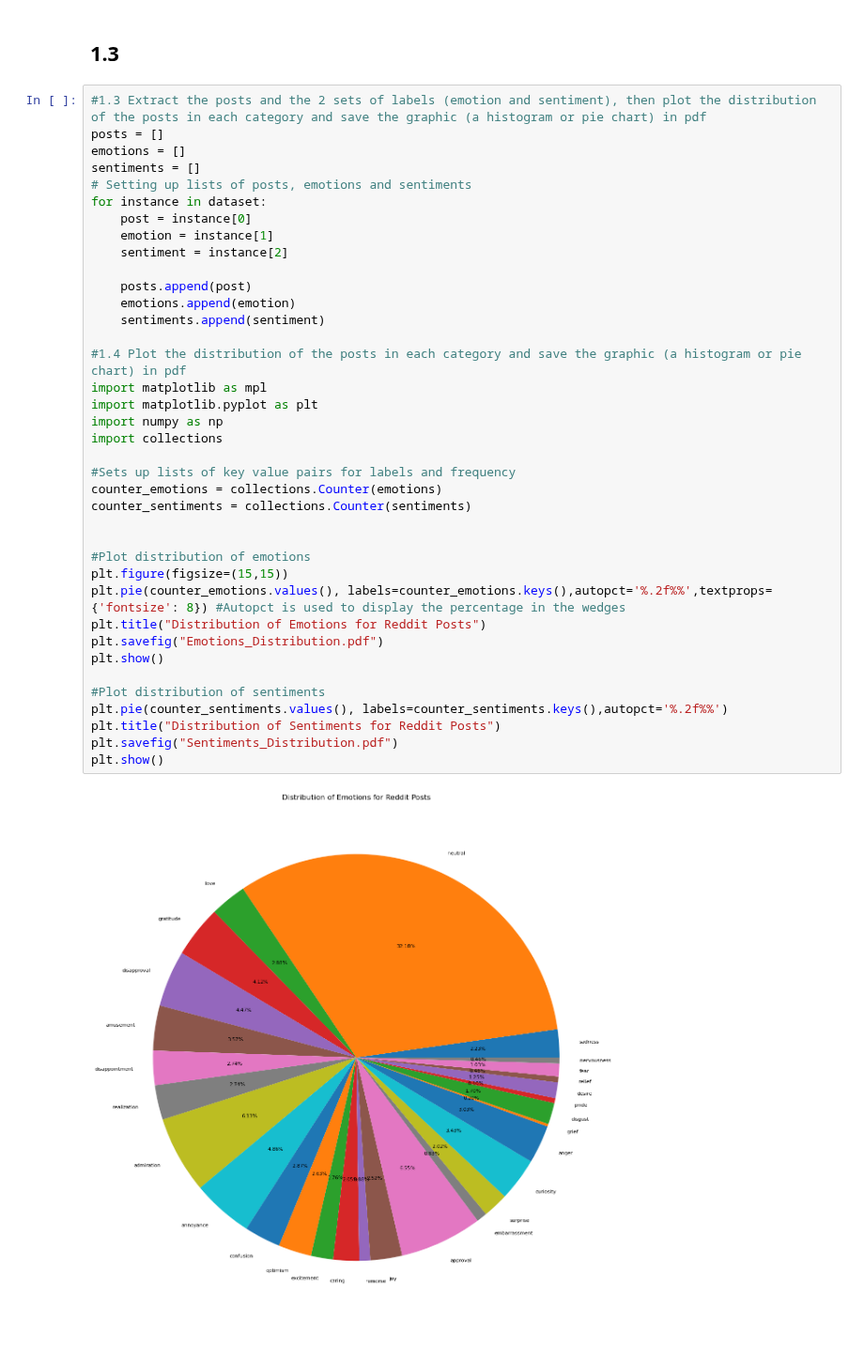
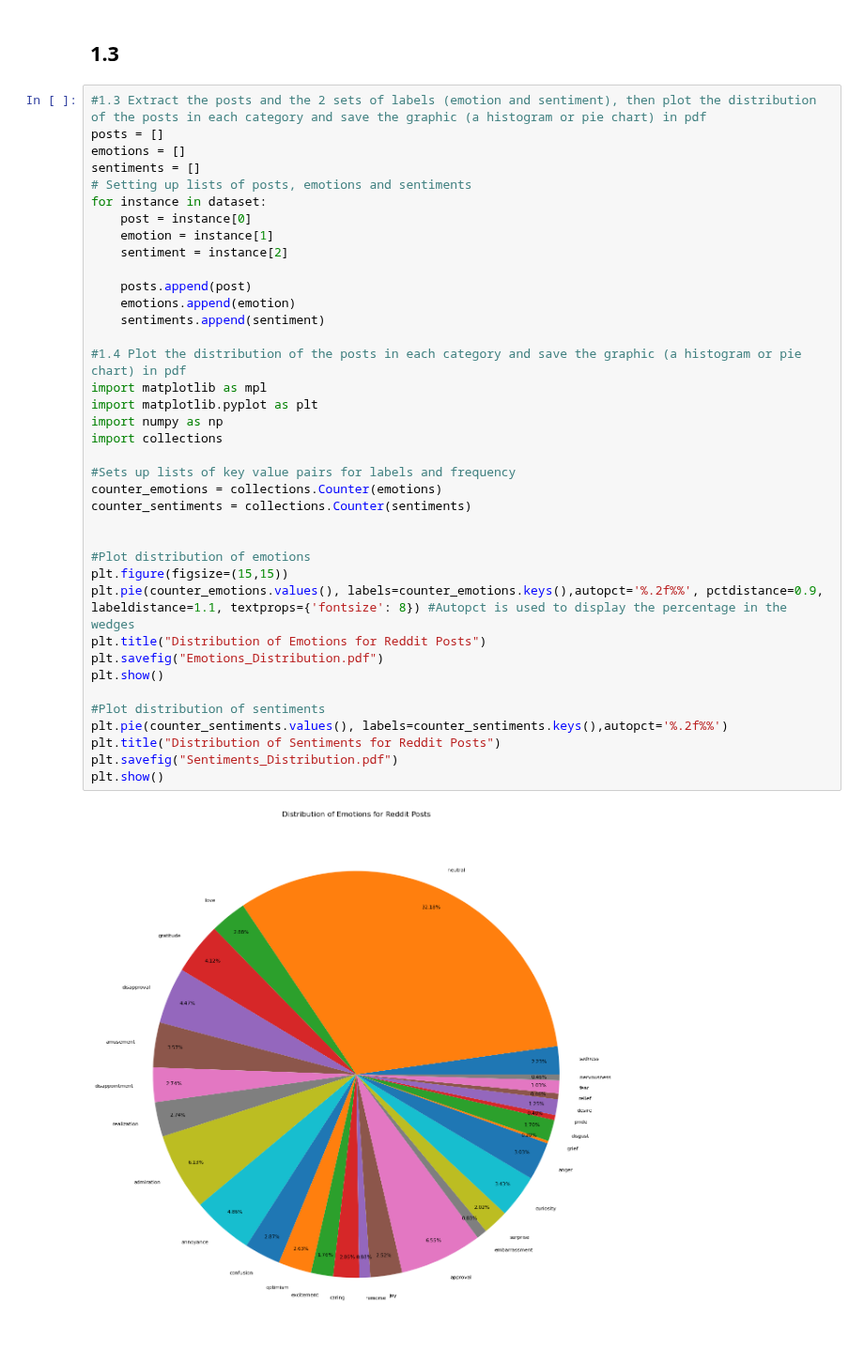
Before and after one commit to btakli/COMP472-Mini-Projects, a Jupyter notebook: MP1/MP1.ipynb, the cells around one changed output. Shown at 94% size. Drawn from its saved outputs; the diff is of its cells as text.

Commit message:
Fixed spacing for Emotions distribution pie chart

```diff
--- a/MP1/MP1.ipynb
+++ b/MP1/MP1.ipynb
@@ -25,33 +25,33 @@ for instance in dataset:
     emotion = instance[1]
     sentiment = instance[2]
 
     posts.append(post)
     emotions.append(emotion)
     sentiments.append(sentiment)
 
 #1.4 Plot the distribution of the posts in each category and save the graphic (a histogram or pie chart) in pdf
 import matplotlib as mpl
 import matplotlib.pyplot as plt
 import numpy as np
 import collections
 
 #Sets up lists of key value pairs for labels and frequency
 counter_emotions = collections.Counter(emotions)
 counter_sentiments = collections.Counter(sentiments)
 
 
 #Plot distribution of emotions
 plt.figure(figsize=(15,15))
-plt.pie(counter_emotions.values(), labels=counter_emotions.keys(),autopct='%.2f%%',textprops={'fontsize': 8}) #Autopct is used to display the percentage in the wedges
+plt.pie(counter_emotions.values(), labels=counter_emotions.keys(),autopct='%.2f%%', pctdistance=0.9, labeldistance=1.1, textprops={'fontsize': 8}) #Autopct is used to display the percentage in the wedges
 plt.title("Distribution of Emotions for Reddit Posts")
 plt.savefig("Emotions_Distribution.pdf")
 plt.show()
 
 #Plot distribution of sentiments
 plt.pie(counter_sentiments.values(), labels=counter_sentiments.keys(),autopct='%.2f%%')
 plt.title("Distribution of Sentiments for Reddit Posts")
 plt.savefig("Sentiments_Distribution.pdf")
 plt.show()
 # %% [output]
-[figure, old version]
+[figure, new version]
 [figure]
```
Also changed, not shown: 2 other files.
